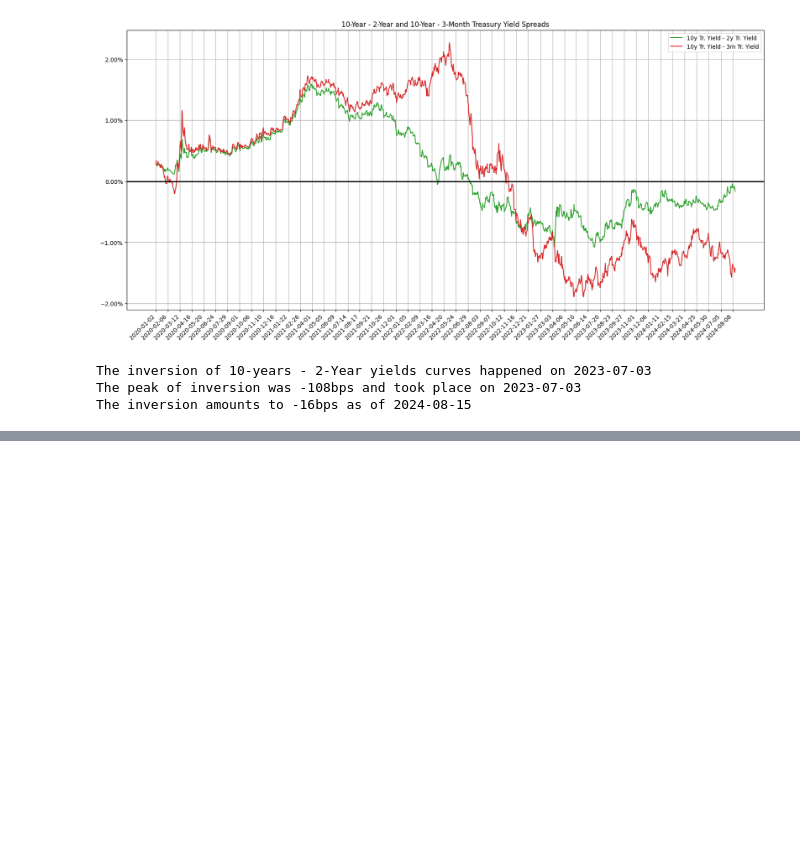
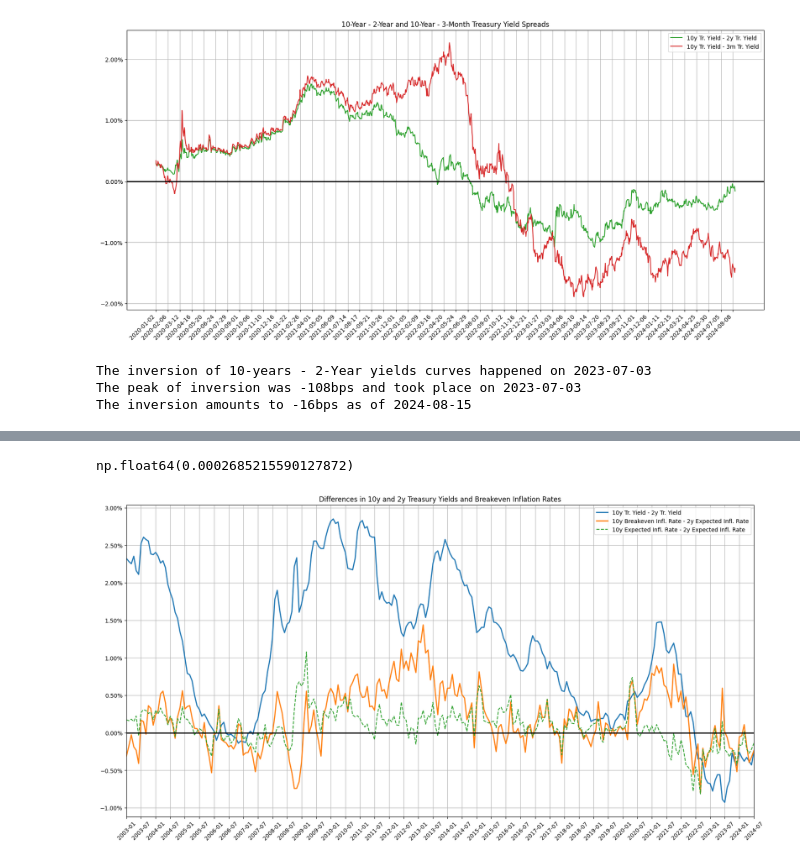
Before and after one commit to KidQuant/economic_analysis, a Jupyter notebook: Interest Rate Spreads.ipynb, the cells around one changed output, grey strips where cells are left out. Cells and saved outputs as stored; diff of their text form; code cells hidden in the pictures; blank space fills up the shorter version.

```diff
--- a/Interest Rate Spreads.ipynb
+++ b/Interest Rate Spreads.ipynb
@@ -78,0 +116,8 @@ data2 = web.get_data_fred(['EXPINF5YR', 'T5YIEM', 'EXPINF2YR', 'T10YIEM', 'EXPIN
+# %%
+# Only T10Y2YM is based on a yield with a semiannual compounding frequency
+columns_with_semiannual_comp = ["T10Y2YM"]
+
+# Converting all CMT Yields to APY (i.e. all but breakdown inflation rates)
+data2.loc[:, columns_with_semiannual_comp] = (
+    data2.loc[:, columns_with_semiannual_comp] / 2 + 1
+) ** 2 - 1
@@ -78,0 +137,33 @@ data2 = web.get_data_fred(['EXPINF5YR', 'T5YIEM', 'EXPINF2YR', 'T10YIEM', 'EXPIN
+# %%
+abs_diff.sem()
+# %% [output]
+np.float64(0.0002685215590127872)
+# %%
+# Getting rid of no longer needed columns, and calculating the difference between 10-Year and 2-Year
+# expected inflation
+data2["10y Breakeven Infl. Rate - 2y Expected Infl. Rate"] = (
+    data2.iloc[:, 3] - data2.iloc[:, 2]
+)
+data2["10y Expected Infl. Rate - 2y Expected Infl. Rate"] = (
+    data2.iloc[:, 4] - data2.iloc[:, 2]
+)
+data2 = data2.iloc[:, 5:]
+data2.rename(columns={"T10Y2YM": "10y Tr. Yield - 2y Tr. Yield"}, inplace=True)
+# %%
+ax = data2.iloc[:, :2].plot(
+    figsize=(20, 10),
+    grid=True,
+    linewidth=2,
+    title="Differences in 10y and 2y Treasury Yields and Breakeven Inflation Rates",
+    xticks=data2.index[::6],
+    xlabel="",
+    rot=45,
+)
+ax = data2.iloc[:, 2:].plot(
+    ax=ax, grid=True, xticks=data2.index[::6], xlabel="", rot=45, linestyle="--"
+)
+ax.axhline(y=0, lw=2, c="k")
+ax.yaxis.set_major_formatter(mtick.PercentFormatter(1))
+_ = ax.set_xticklabels(list(map("{:%Y-%m}".format, data2.index[::6])))
+# %% [output]
+[figure, added]
```
Also changed, not shown: parts of 7 cells of this notebook, 1 other file.
